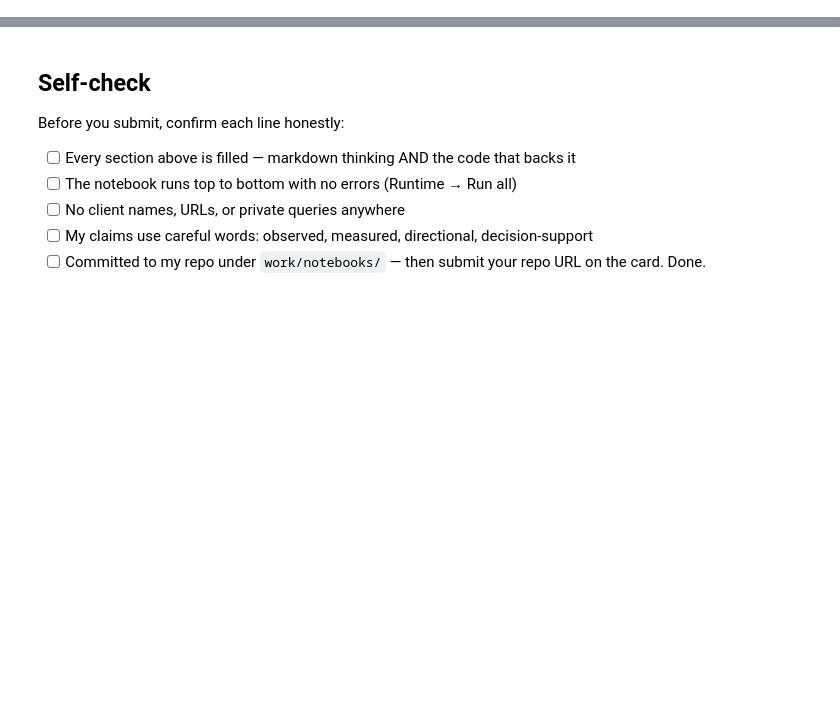
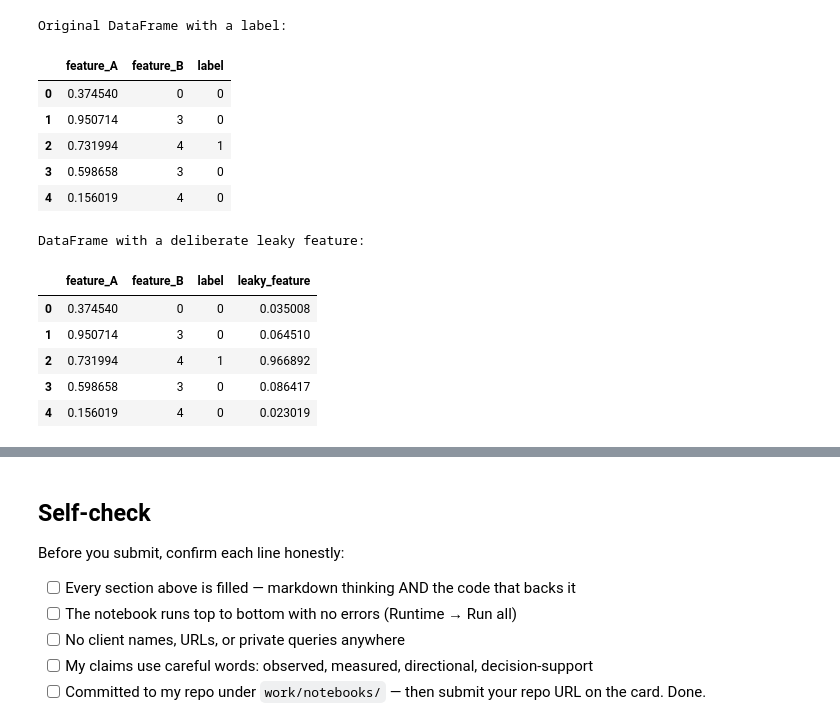
Before and after one commit to RajatBharti11/Rajat, a Jupyter notebook: work/notebooks/w03_feature_leakage_check.ipynb, the cells around one changed output, grey strips where cells are left out. Cells and saved outputs as stored; diff of their text form; code cells hidden in the pictures; blank space fills up the shorter version.

```diff
--- a/work/notebooks/w03_feature_leakage_check.ipynb
+++ b/work/notebooks/w03_feature_leakage_check.ipynb
@@ -36,0 +134,39 @@ This skeleton is yours to fill. Work the sections **in order** — each one has
+# %%
+import pandas as pd
+import numpy as np
+
+# --- Step 1: Create a sample DataFrame with a 'label' ---
+np.random.seed(42)
+
+data = {
+    'feature_A': np.random.rand(100),
+    'feature_B': np.random.randint(0, 5, 100),
+    'label': np.random.randint(0, 2, 100) # Binary label
+}
+df_leakage = pd.DataFrame(data)
+
+print("Original DataFrame with a label:")
+display(df_leakage.head())
+
+# --- Step 2: Introduce a 'leaky' feature ---
+# This feature is directly derived from the label, simulating leakage.
+# For example, if 'label' is 'customer churn', 'has_churned_in_past' could be leaky if it's based on future churn data.
+df_leakage['leaky_feature'] = df_leakage['label'] * 0.9 + np.random.rand(100) * 0.1 # Highly correlated with label
+
+print("\nDataFrame with a deliberate leaky feature:")
+display(df_leakage.head())
+# %% [output]
+Original DataFrame with a label:
+|  | feature_A | feature_B | label |
+| 0 | 0.374540 | 0 | 0 |
+| 1 | 0.950714 | 3 | 0 |
+| 2 | 0.731994 | 4 | 1 |
+| 3 | 0.598658 | 3 | 0 |
+| 4 | 0.156019 | 4 | 0 |
+DataFrame with a deliberate leaky feature:
+|  | feature_A | feature_B | label | leaky_feature |
+| 0 | 0.374540 | 0 | 0 | 0.035008 |
+| 1 | 0.950714 | 3 | 0 | 0.064510 |
+| 2 | 0.731994 | 4 | 1 | 0.966892 |
+| 3 | 0.598658 | 3 | 0 | 0.086417 |
+| 4 | 0.156019 | 4 | 0 | 0.023019 |
```
Also changed, not shown: parts of 20 cells of this notebook.
